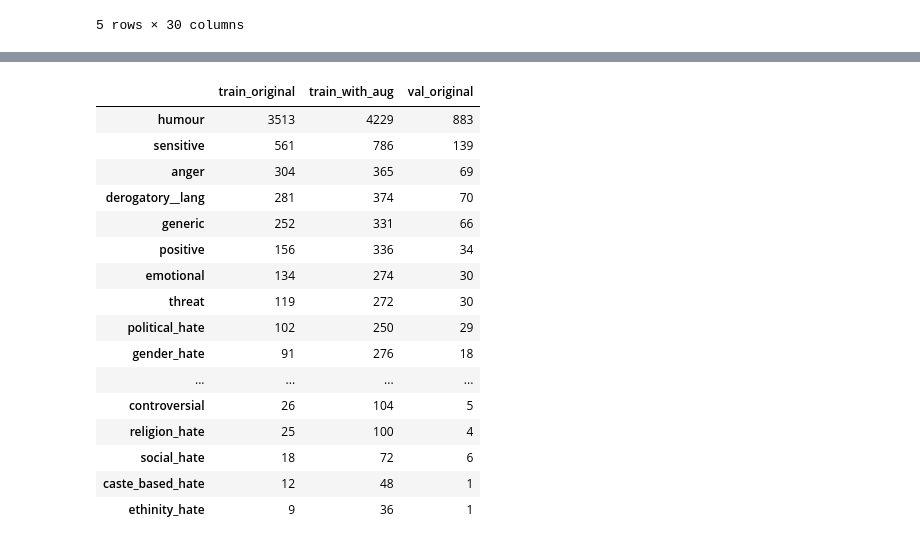
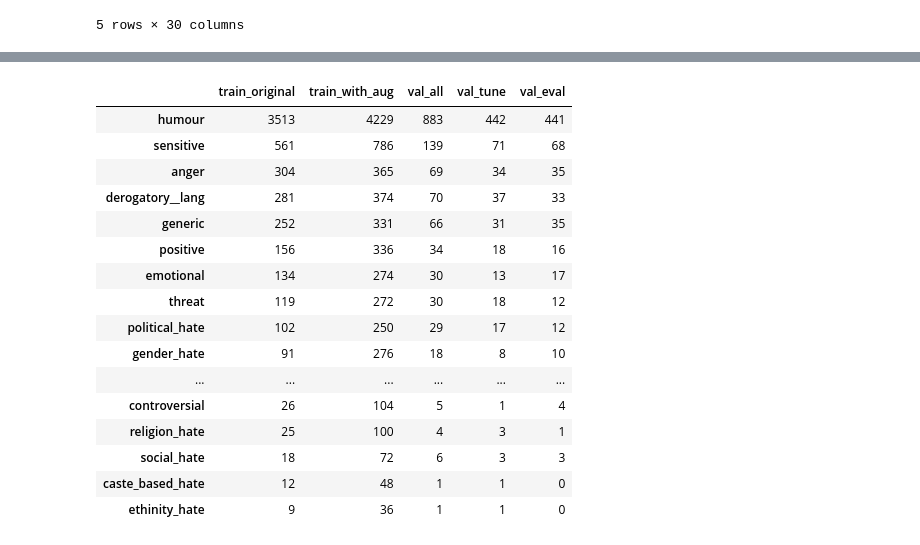
Before and after one commit to Rasheek16/multimodal-hvc, a Jupyter notebook: vision_classification/new_model.ipynb, the cells around one changed output, grey strips where cells are left out. Drawn from its saved outputs; the diff is of its cells as text; code cells hidden in the pictures.

```diff
--- a/vision_classification/new_model.ipynb
+++ b/vision_classification/new_model.ipynb
@@ -214,7 +247,8 @@ def multilabel_train_val_split(frame_df, label_cols, val_size=0.2, seed=42, trie
     return train_df, val_df, method
 
 
-train_base_df, val_df, split_method = multilabel_train_val_split(
+# Main split: train vs validation
+train_base_df, val_all_df, split_method = multilabel_train_val_split(
     original_df,
     label_columns,
     val_size=CFG["val_size"],
@@ -222,22 +256,65 @@ train_base_df, val_df, split_method = multilabel_train_val_split(
 )
 
 train_source_ids = set(train_base_df["source_video_id"].tolist())
-val_source_ids = set(val_df["source_video_id"].tolist())
+val_source_ids = set(val_all_df["source_video_id"].tolist())
 
 train_df = manifest_df[manifest_df["source_video_id"].isin(train_source_ids)].copy().reset_index(drop=True)
-val_df = original_df[original_df["source_video_id"].isin(val_source_ids)].copy().reset_index(drop=True)
+val_all_df = original_df[original_df["source_video_id"].isin(val_source_ids)].copy().reset_index(drop=True)
+
+# Validation split: threshold tuning vs checkpoint/eval (prevents threshold leakage)
+val_tune_df, val_eval_df, val_split_method = multilabel_train_val_split(
+    val_all_df,
+    label_columns,
+    val_size=CFG["val_tune_size_within_val"],
+    seed=CFG["seed"] + 1,
+)
 
 distribution_df = pd.DataFrame(
     {
         "train_original": train_base_df[label_columns].sum().astype(int),
         "train_with_aug": train_df[label_columns].sum().astype(int),
-        "val_original": val_df[label_columns].sum().astype(int),
+        "val_all": val_all_df[label_columns].sum().astype(int),
+        "val_tune": val_tune_df[label_columns].sum().astype(int),
+        "val_eval": val_eval_df[label_columns].sum().astype(int),
     }
 ).sort_values("train_original", ascending=False)
 
-print("split method:", split_method)
+train_prev = train_base_df[label_columns].mean()
+val_prev = val_eval_df[label_columns].mean()
+train_dead = (train_base_df[label_columns].nunique(dropna=False) <= 1)
+val_dead = (val_eval_df[label_columns].nunique(dropna=False) <= 1)
+
+label_diagnostics = pd.DataFrame(
+    {
+        "train_prevalence": train_prev,
+        "val_eval_prevalence": val_prev,
+        "train_positive_count": train_base_df[label_columns].sum().astype(int),
+        "val_eval_positive_count": val_eval_df[label_columns].sum().astype(int),
+        "is_rare_train_lt_1pct": train_prev < 0.01,
+        "dead_in_train": train_dead.values,
+        "dead_in_val_eval": val_dead.values,
+    }
+).sort_values("train_prevalence", ascending=False)
+
+print("split method (train/val):", split_method)
+print("split method (val_tune/val_eval):", val_split_method)
 print(f"train original clips: {len(train_base_df):,}")
 print(f"train clips with augmentation: {len(train_df):,}")
-print(f"val original clips: {len(val_df):,}")
+print(f"val all clips: {len(val_all_df):,}")
+print(f"val tune clips: {len(val_tune_df):,}")
+print(f"val eval clips: {len(val_eval_df):,}")
+print("rare labels (<1% train prevalence):", int((label_diagnostics["is_rare_train_lt_1pct"]).sum()))
+print("dead labels in train:", int(label_diagnostics["dead_in_train"].sum()))
+print("dead labels in val_eval:", int(label_diagnostics["dead_in_val_eval"].sum()))
+
 display(distribution_df)
+display(label_diagnostics)
+
+fig, ax = plt.subplots(figsize=(14, 4))
+label_diagnostics["train_prevalence"].sort_values(ascending=False).plot(kind="bar", ax=ax)
+ax.set_title("Train Label Prevalence Distribution")
+ax.set_ylabel("Prevalence")
+ax.set_xlabel("Label")
+plt.tight_layout()
+plt.show()
 # %% [output]
@@ -248,17 +331,17 @@ val original clips: 1,024
-|  | train_original | train_with_aug | val_original |
-| humour | 3513 | 4229 | 883 |
-| sensitive | 561 | 786 | 139 |
-| anger | 304 | 365 | 69 |
-| derogatory__lang | 281 | 374 | 70 |
-| generic | 252 | 331 | 66 |
-| positive | 156 | 336 | 34 |
-| emotional | 134 | 274 | 30 |
-| threat | 119 | 272 | 30 |
-| political_hate | 102 | 250 | 29 |
-| gender_hate | 91 | 276 | 18 |
-| ... | ... | ... | ... |
-| controversial | 26 | 104 | 5 |
-| religion_hate | 25 | 100 | 4 |
-| social_hate | 18 | 72 | 6 |
-| caste_based_hate | 12 | 48 | 1 |
-| ethinity_hate | 9 | 36 | 1 |
+|  | train_original | train_with_aug | val_all | val_tune | val_eval |
+| humour | 3513 | 4229 | 883 | 442 | 441 |
+| sensitive | 561 | 786 | 139 | 71 | 68 |
+| anger | 304 | 365 | 69 | 34 | 35 |
+| derogatory__lang | 281 | 374 | 70 | 37 | 33 |
+| generic | 252 | 331 | 66 | 31 | 35 |
+| positive | 156 | 336 | 34 | 18 | 16 |
+| emotional | 134 | 274 | 30 | 13 | 17 |
+| threat | 119 | 272 | 30 | 18 | 12 |
+| political_hate | 102 | 250 | 29 | 17 | 12 |
+| gender_hate | 91 | 276 | 18 | 8 | 10 |
+| ... | ... | ... | ... | ... | ... |
+| controversial | 26 | 104 | 5 | 1 | 4 |
+| religion_hate | 25 | 100 | 4 | 3 | 1 |
+| social_hate | 18 | 72 | 6 | 3 | 3 |
+| caste_based_hate | 12 | 48 | 1 | 1 | 0 |
+| ethinity_hate | 9 | 36 | 1 | 1 | 0 |
```
Also changed, not shown: parts of 12 cells of this notebook, 47 other files.
